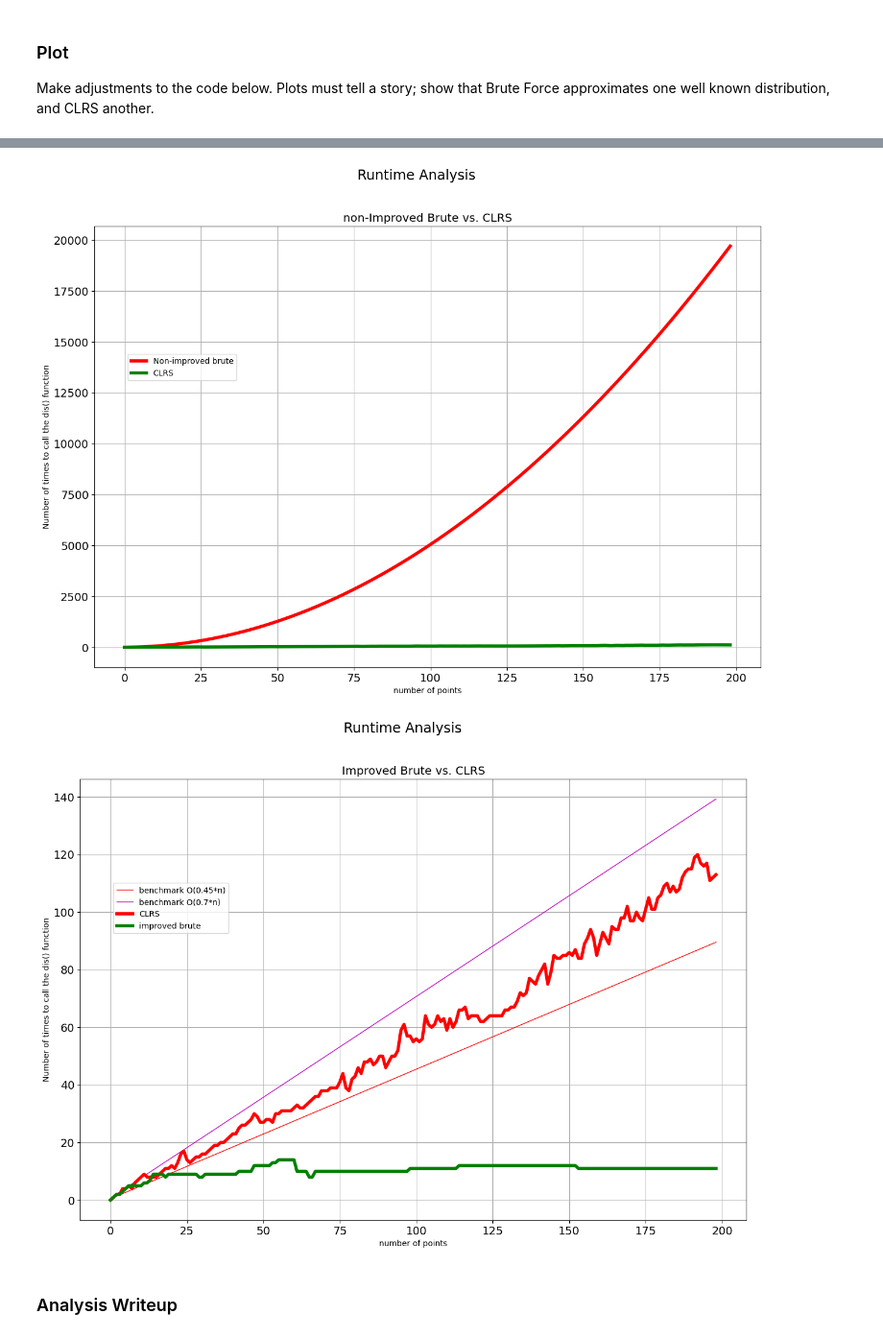
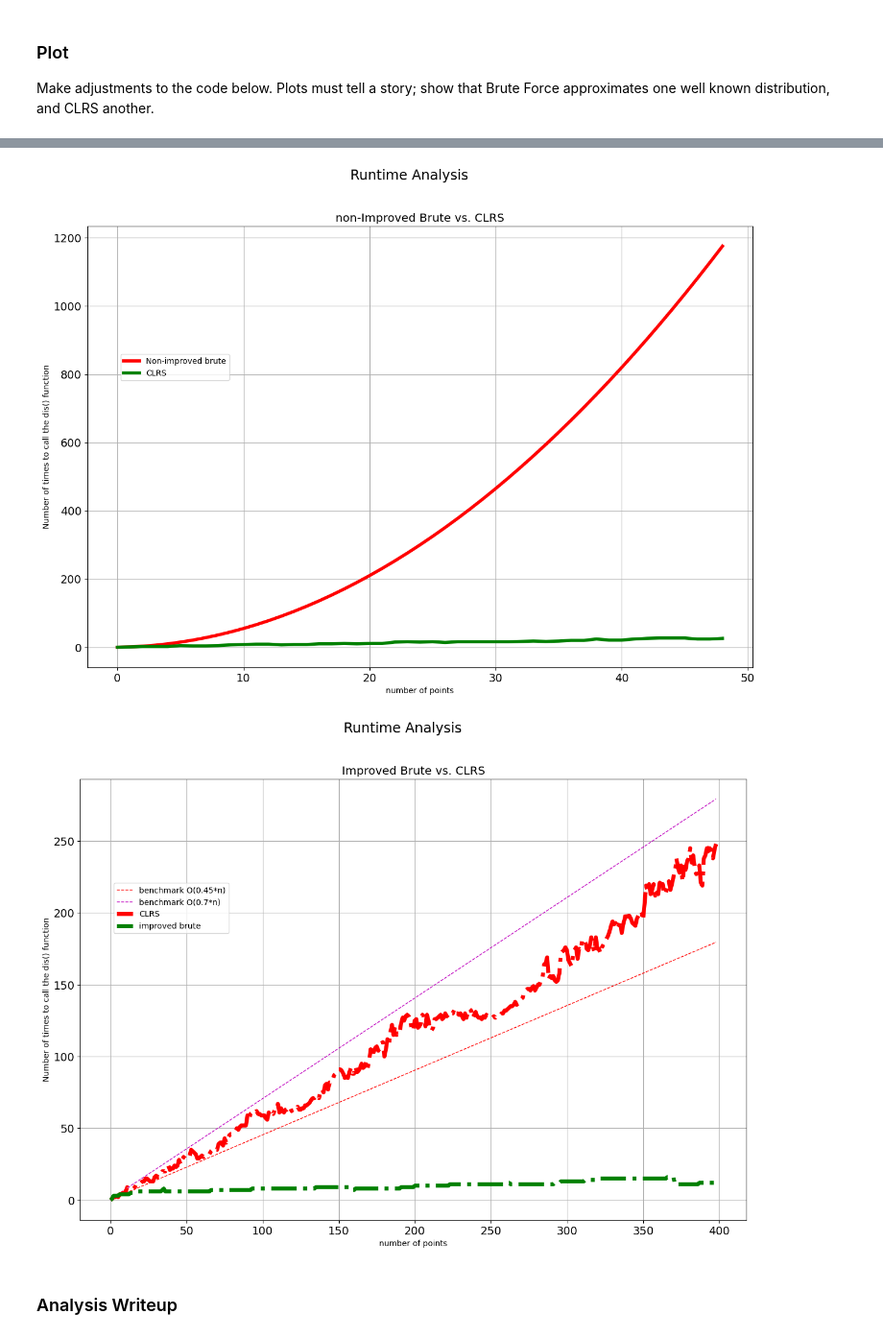
Before and after one commit to daz005/jhu_foundations-of-algorithms, a Jupyter notebook: PA1_SU24_closestPoints_sol.ipynb, the cells around one changed output, grey strips where cells are left out. Shown at 96% size. Drawn from its saved outputs; the diff is of its cells as text; code cells hidden in the pictures.

```diff
--- a/PA1_SU24_closestPoints_sol.ipynb
+++ b/PA1_SU24_closestPoints_sol.ipynb
@@ -606,12 +699,12 @@ from math import pow
 from math import log2
 from math import factorial
 
-# REQUIRES mybrutecounts, myCLRScounts set above
-N=len(mybrutecounts_no_improved)
+no_improved, improved, CLRScounts = generateSamples(50, True, False, True)
+N=len(no_improved)
 
 # benchmark data set generation
-yTestVals1 = [0,] # linear for O(n)
-yTestVals2 = [0,] # inear for O(n)
+yTestVals1 = [0,]
+yTestVals2 = [0,]
 
 # generate bench mark data for O(n), O(n^2), O(nlog(n)), O(10*nlog(n)), and O(n!)
 for i in range(2, N+1):
@@ -621,68 +714,58 @@ for i in range(2, N+1):
 # %matplotlib inline
 import matplotlib.pyplot as plt
 
-# Brute vs. CLRS execution steps
 plt.rcParams['figure.figsize'] = [15,10]
 fig, (ax1) = plt.subplots(1, 1)
 fig.suptitle('Runtime Analysis', size="xx-large")
 
 # plotting nearest neighbor execution steps
 ax1.set_title('non-Improved Brute vs. CLRS', size="x-large")
-ax1.plot(range(N), mybrutecounts_no_improved, "r^-", markersize=0, linewidth=4, label="Non-improved brute")
-ax1.plot(range(N), myCLRScounts, "g^-", markersize=0, linewidth=4, label="CLRS")
+ax1.plot(range(N), no_improved, "r^-", markersize=0, linewidth=4, label="Non-improved brute")
+ax1.plot(range(N), CLRScounts, "g^-", markersize=0, linewidth=4, label="CLRS")
 ax1.grid(which='major', axis='both')
 ax1.set(xlabel = 'number of points', ylabel = 'Number of times to call the dis() function')
 ax1.legend(loc=(0.05,0.65), scatterpoints=10)
 ax1.tick_params(axis="both", which="major", labelsize=14)
 # %% [output]
-[figure, old version]
+[figure, new version]
 # %%
 # Code adapted from Sahil Sharma, used with permission, from Spring, 2021
 
 from math import pow
 from math import log2
 from math import factorial
 
-# REQUIRES mybrutecounts, myCLRScounts set above
-N=len(mybrutecounts_no_improved)
+no_improved, improved, CLRScounts = generateSamples(400, False, True, True)
+N=len(improved)
 
 # benchmark data set generation
-yTestVals1 = [0,] # linear for O(n)
-yTestVals2 = [0,] # inear for O(n) # not quadratic for O(n^2)
-# yTestVals3 = [0,] # n*log(n) for O(nlog(n))
-# yTestVals4 = [0,] # 5*n*log(n) for O(nlog(n))
+yTestVals1 = [0,]
+yTestVals2 = [0,]
 
 # generate bench mark data for O(n), O(n^2), O(nlog(n)), O(10*nlog(n)), and O(n!)
 for i in range(2, N+1):
-    # UPDATE THE COEFFICIENTS TO THESE FUNCTIONS TO BRING SOME IN "TIGHT" TO
-    # THE BRUTE FORCE, and some to the CLRS, or add others.
     yTestVals1.append(0.45*i)
     yTestVals2.append(0.7*i)
-    # yTestVals2.append(pow(i, 2))
-    # yTestVals3.append(i*log2(i))
-    # yTestVals4.append(5*i*log2(i))
 
 # %matplotlib inline
 import matplotlib.pyplot as plt
 
-# Brute vs. CLRS execution steps
-# plt.rcParams['figure.figsize'] = [10,10]
 plt.rcParams['figure.figsize'] = [15,10]
 fig, (ax1) = plt.subplots(1, 1)
 fig.suptitle('Runtime Analysis', size="xx-large")
 
 # plotting nearest neighbor execution steps
 ax1.set_title('Improved Brute vs. CLRS', size="x-large")
-ax1.plot(range(N), yTestVals1, "r^-", markersize=0, linewidth=1, label="benchmark O(0.45*n)")
-ax1.plot(range(N), yTestVals2, "m^-", markersize=0, linewidth=1, label="benchmark O(0.7*n)")
-ax1.plot(range(N), myCLRScounts, "r^-", markersize=0, linewidth=4, label="CLRS")
-ax1.plot(range(N), mybrutecounts_improved, "g^-", markersize=0, linewidth=4, label="improved brute")
+ax1.plot(range(N), yTestVals1, "r^--", markersize=0, linewidth=1, label="benchmark O(0.45*n)")
+ax1.plot(range(N), yTestVals2, "m^--", markersize=0, linewidth=1, label="benchmark O(0.7*n)")
+ax1.plot(range(N), CLRScounts, "r^-.", markersize=0, linewidth=5, label="CLRS")
+ax1.plot(range(N), improved, "g^-.", markersize=0, linewidth=5, label="improved brute")
 ax1.grid(which='major', axis='both')
 ax1.set(xlabel = 'number of points', ylabel = 'Number of times to call the dis() function')
 ax1.legend(loc=(0.05,0.65), scatterpoints=10)
 ax1.tick_params(axis="both", which="major", labelsize=14)
 # %% [output]
-[figure, old version]
+[figure, new version]
 # %% [markdown]
 ### Analysis Writeup
 # %% [markdown]
```
Also changed, not shown: parts of 5 cells of this notebook.
